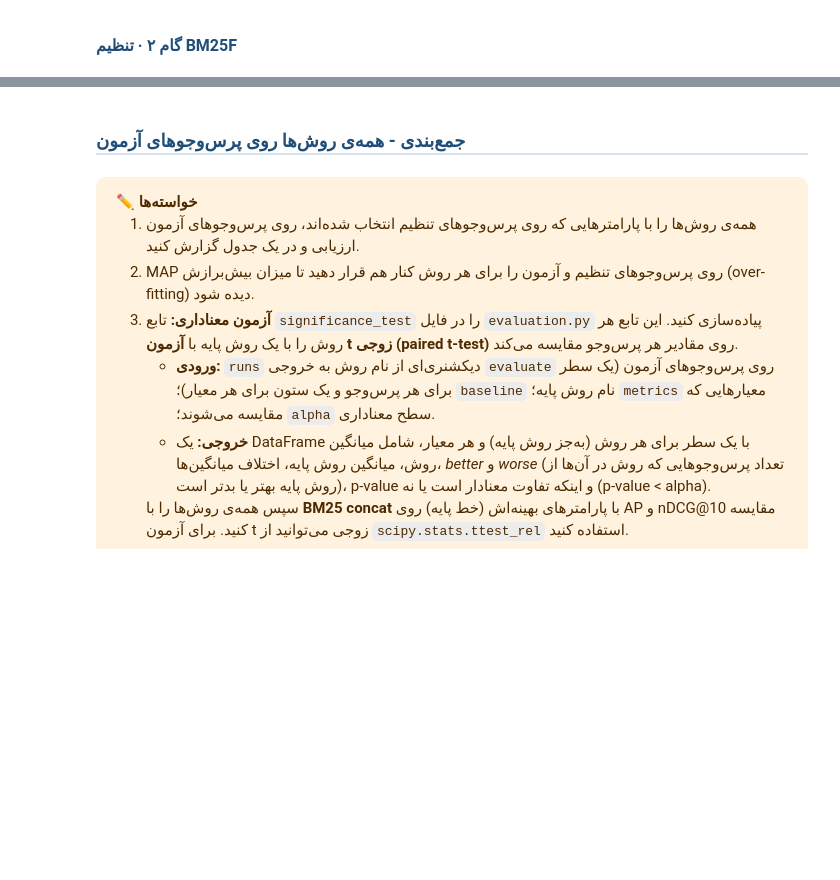
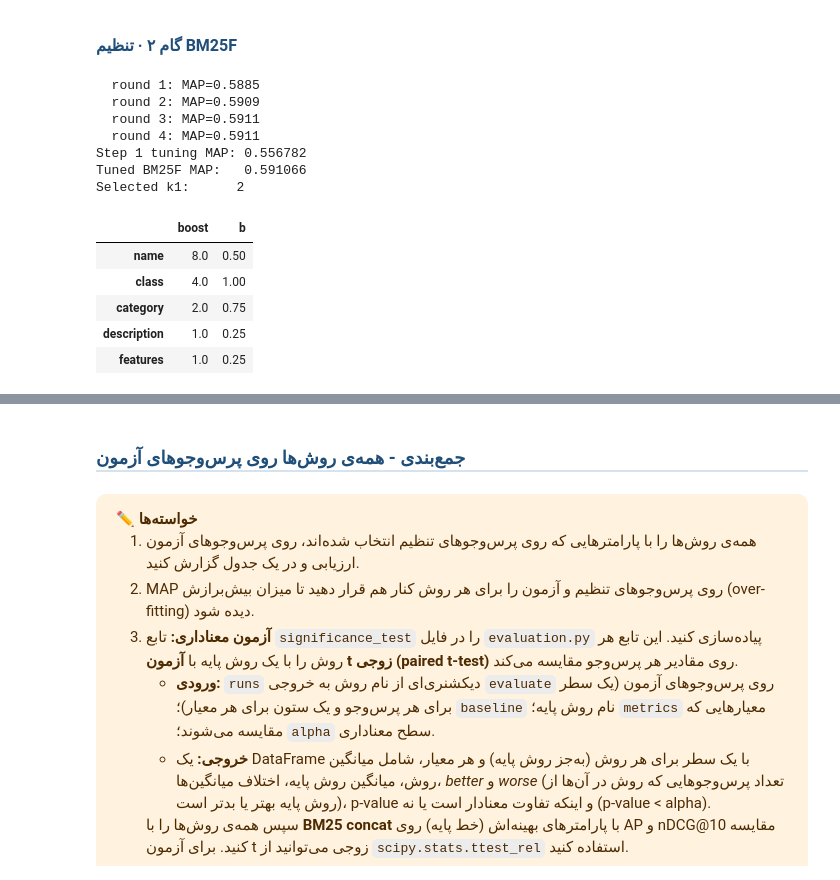
Before and after one commit to HaniehGRN/IR-homework1-BM25, a Jupyter notebook: IIR_CA1_Student-ID.ipynb, the cells around one changed output, grey strips where cells are left out. Cells and saved outputs as stored; diff of their text form; code cells hidden in the pictures; blank space fills up the shorter version.

```diff
--- a/IIR_CA1_Student-ID.ipynb
+++ b/IIR_CA1_Student-ID.ipynb
@@ -820,19 +819,18 @@ $$\tilde{E}(q_i) = -\sum_{j:\,q_i \in d_j} p_j \log p_j,\quad p_j = \text{sigmoi
 <h4 dir="rtl" style="font-family: Vazirmatn, Vazir, Tahoma, sans-serif; color: #1F4E79; font-size: 16px; margin-top: 18px;">تنظیم پارامترها</h4>
 # %%
 ### YOUR CODE HERE
-grid_results = grid_search(rm.bm25l, grid, tune_qids, field="all", delta=0.5)
-best = grid_results.iloc[0]
-k1 = float(best["k1"])
-b = float(best["b"])
+# tuning k1 & b
+delta_default = 0.5
+grid_results_bm25l_default_delta = grid_search(rm.bm25l, grid, tune_qids, field="all", delta=delta_default)
+best_bm25l_default_delta = grid_results_bm25l_default_delta.iloc[0]
+k1_bm25l_default_delta = float(best_bm25l_default_delta["k1"])
+b_bm25l_default_delta = float(best_bm25l_default_delta["b"])
 
+# tuning delta
 delta_grid = {
     "delta": [0, 0.25, .5, .75, 1, 1.5, 2]
 }
-
-grid_results_final = grid_search(rm.bm25l, delta_grid, tune_qids, field="all", k1=k1, b=b)
-best_delta = float(grid_results_final.iloc[0]["delta"])
-
-query_eval = evaluator.evaluate(rm.bm25l, test_qids, field="all", k1=best["k1"], b=best["b"], delta=best_delta)
-test_metrics = ev.summary(query_eval)
+grid_results_bm25l_tuning_delta = grid_search(rm.bm25l, delta_grid, tune_qids, field="all", k1=k1_bm25l_default_delta, b=b_bm25l_default_delta)
+best_tuning_delta = float(grid_results_bm25l_tuning_delta.iloc[0]["delta"])
 # %%
 ### YOUR CODE HERE
@@ -911,5 +1081,58 @@ $$weight(t,d) = \sum_{c} \frac{occurs^{d}_{t,c}\cdot boost_c}{(1-b_c) + b_c\frac
 <h4 dir="rtl" style="font-family: Vazirmatn, Vazir, Tahoma, sans-serif; color: #1F4E79; font-size: 16px; margin-top: 18px;">گام ۲ · تنظیم BM25F</h4>
 # %%
 ### YOUR CODE HERE
+
+bm25f_params_ = {"k1": bm25f_params["k1"]}
+for field in FIELDS:
+    bm25f_params_[f"boost_{field}"] = bm25f_params["boost"][field]
+    bm25f_params_[f"b_{field}"] = bm25f_params["b"][field]
+bm25f_params_["boost_description"] = 1.0
+
+bm25f_range = {"k1": [0.4, 0.8, 1.2, 2, 4, 6, 8]}
+for field in FIELDS:
+    if field != "description":
+        bm25f_range[f"boost_{field}"] = [0, 0.5, 1, 2, 4, 8, 12]
+    bm25f_range[f"b_{field}"] = [0, 0.25, 0.5, 0.75, 1]
+
+def bm25f_objective(trial_params):
+    return evaluator.mean_ap(
+        rm.bm25f, tune_qids, **_bm25f_params(trial_params)
+    )
+
+def _bm25f_params(params):
+    return {
+        "k1": params["k1"],
+        "boost": {field: params[f"boost_{field}"] for field in FIELDS},
+        "b": {field: params[f"b_{field}"] for field in FIELDS},
+    }
+
+bm25f_best, bm25f_tuned_map, bm25f_history = coordinate_ascent(
+    bm25f_objective,
+    start=bm25f_params_,
+    candidates=bm25f_range
+)
+bm25f_tuned_params = _bm25f_params(bm25f_best)
+print(f"Step 1 tuning MAP: {bm25f_history[0]:.6f}")
+print(f"Tuned BM25F MAP:   {bm25f_tuned_map:.6f}")
+print(f"Selected k1:      {bm25f_tuned_params['k1']:g}")
+
+display(pd.DataFrame({
+    "boost": bm25f_tuned_params["boost"],
+    "b": bm25f_tuned_params["b"],
+}).reindex(FIELDS))
+# %% [output]
+  round 1: MAP=0.5885
+  round 2: MAP=0.5909
+  round 3: MAP=0.5911
+  round 4: MAP=0.5911
+Step 1 tuning MAP: 0.556782
+Tuned BM25F MAP:   0.591066
+Selected k1:      2
+|  | boost | b |
+| name | 8.0 | 0.50 |
+| class | 4.0 | 1.00 |
+| category | 2.0 | 0.75 |
+| description | 1.0 | 0.25 |
+| features | 1.0 | 0.25 |
 # %%
 ### YOUR CODE HERE
```
Also changed, not shown: parts of 5 cells of this notebook, 1 other file.
